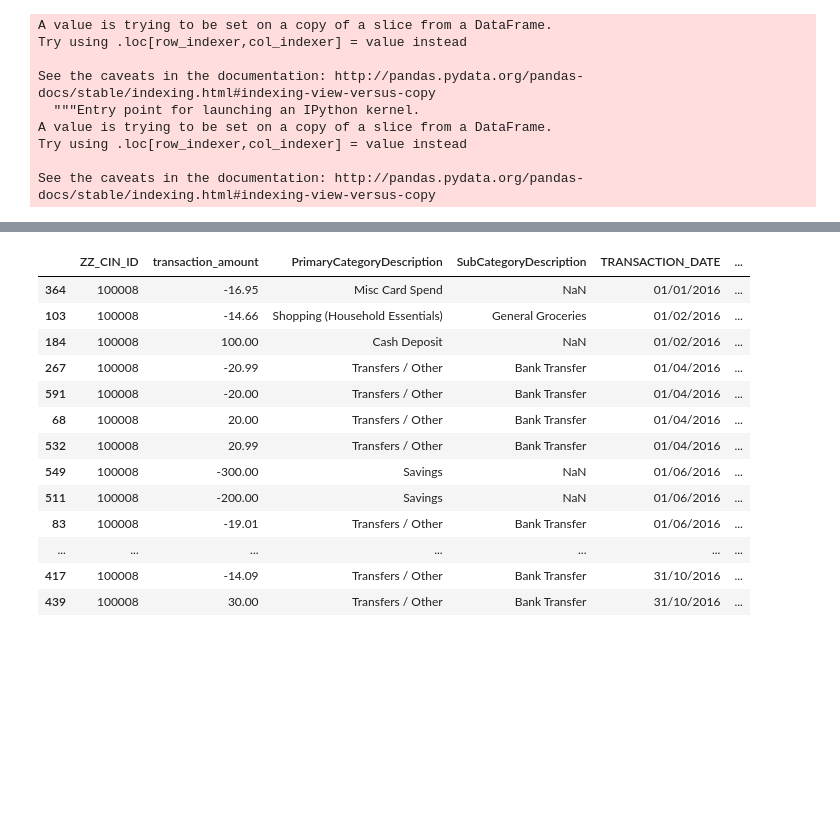
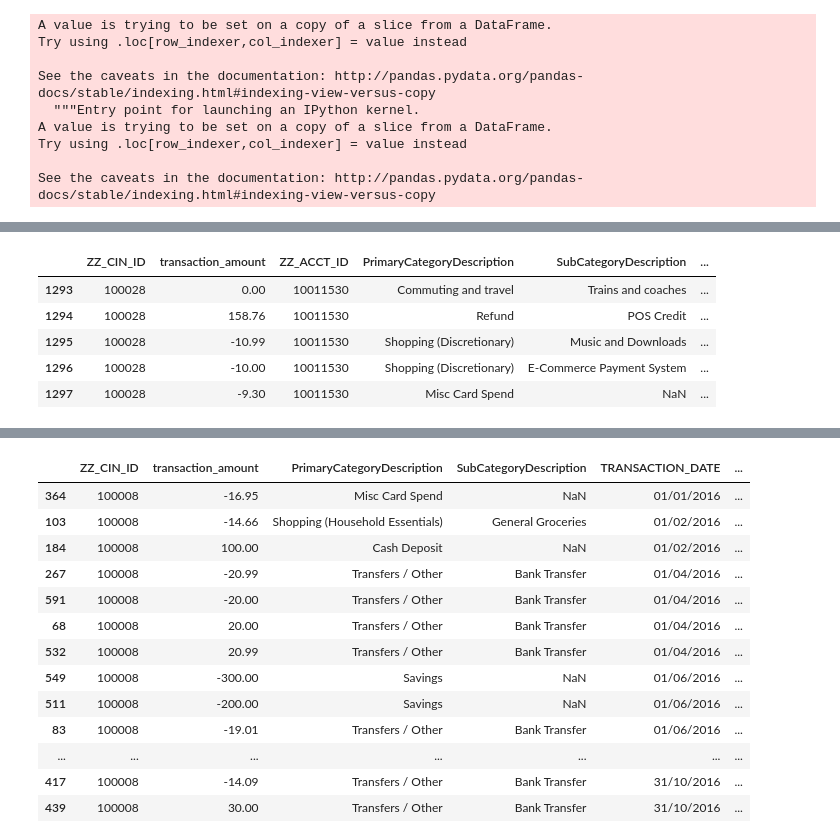
Before and after one commit to jinnashravan/SJHello, a Jupyter notebook: matt_logic.ipynb, the cells around one changed output, grey strips where cells are left out. Cells and saved outputs as stored; diff of their text form; code cells hidden in the pictures; blank space fills up the shorter version.

```diff
--- a/matt_logic.ipynb
+++ b/matt_logic.ipynb
@@ -124,16 +158,16 @@ res.shape
 # %%
-result["flag"] = "own_trn"
+res_df["flag"] = "own_trn"
 # %%
 keep_colsx = ["flag","TRANSACTION_DATE",
-             "transaction_amount_x_x","ZZ_CIN_ID","SubCategoryDescription_x_x",
-             "PrimaryCategoryDescription_x_x","Deb_Cred_Flag_x_x"]
-keep_colsy = ["flag","TRANSACTION_DATE","transaction_amount_y_y",
-              "ZZ_CIN_ID","SubCategoryDescription_y_y",
-              "PrimaryCategoryDescription_y_y","Deb_Cred_Flag_y_y"]
+             "transaction_amount_x","ZZ_CIN_ID","SubCategoryDescription_x",
+             "PrimaryCategoryDescription_x","Deb_Cred_Flag_x"]
+keep_colsy = ["flag","TRANSACTION_DATE","transaction_amount_y",
+              "ZZ_CIN_ID","SubCategoryDescription_y",
+              "PrimaryCategoryDescription_y","Deb_Cred_Flag_y"]
 # %%
 start2 = pd.merge(start,
-         result[keep_colsx],
-         right_on=["TRANSACTION_DATE", "transaction_amount_x_x","ZZ_CIN_ID","SubCategoryDescription_x_x","PrimaryCategoryDescription_x_x","Deb_Cred_Flag_x_x"],
+         res_df[keep_colsx],
+         right_on=["TRANSACTION_DATE", "transaction_amount_x","ZZ_CIN_ID","SubCategoryDescription_x","PrimaryCategoryDescription_x","Deb_Cred_Flag_x"],
          left_on=["TRANSACTION_DATE", "transaction_amount","ZZ_CIN_ID","SubCategoryDescription","PrimaryCategoryDescription","Deb_Cred_Flag"],
          how='outer')
 # %%
@@ -143,7 +177,7 @@ start2.shape
 # %%
 start2 = pd.merge(start2,
-         result[keep_colsy],
-         right_on=["TRANSACTION_DATE", "transaction_amount_y_y","ZZ_CIN_ID","SubCategoryDescription_y_y","PrimaryCategoryDescription_y_y","Deb_Cred_Flag_y_y"],
+         res_df[keep_colsy],
+         right_on=["TRANSACTION_DATE", "transaction_amount_y","ZZ_CIN_ID","SubCategoryDescription_y","PrimaryCategoryDescription_y","Deb_Cred_Flag_y"],
          left_on=["TRANSACTION_DATE", "transaction_amount","ZZ_CIN_ID","SubCategoryDescription","PrimaryCategoryDescription","Deb_Cred_Flag"],
          how='left')
 # %%
@@ -163,4 +197,13 @@ Index(['ZZ_CIN_ID', 'transaction_amount', 'ZZ_ACCT_ID',
       dtype='object')
+# %%
+start2.tail(5)
+# %% [output]
+|  | ZZ_CIN_ID | transaction_amount | ZZ_ACCT_ID | PrimaryCategoryDescription | SubCategoryDescription | ... |
+| 1293 | 100028 | 0.00 | 10011530 | Commuting and travel | Trains and coaches | ... |
+| 1294 | 100028 | 158.76 | 10011530 | Refund | POS Credit | ... |
+| 1295 | 100028 | -10.99 | 10011530 | Shopping (Discretionary) | Music and Downloads | ... |
+| 1296 | 100028 | -10.00 | 10011530 | Shopping (Discretionary) | E-Commerce Payment System | ... |
+| 1297 | 100028 | -9.30 | 10011530 | Misc Card Spend | NaN | ... |
 # %%
 start2.loc[(start2.flag_x == 'own_trn')].shape
 # %% [output]
```
Also changed, not shown: parts of 43 cells of this notebook.
